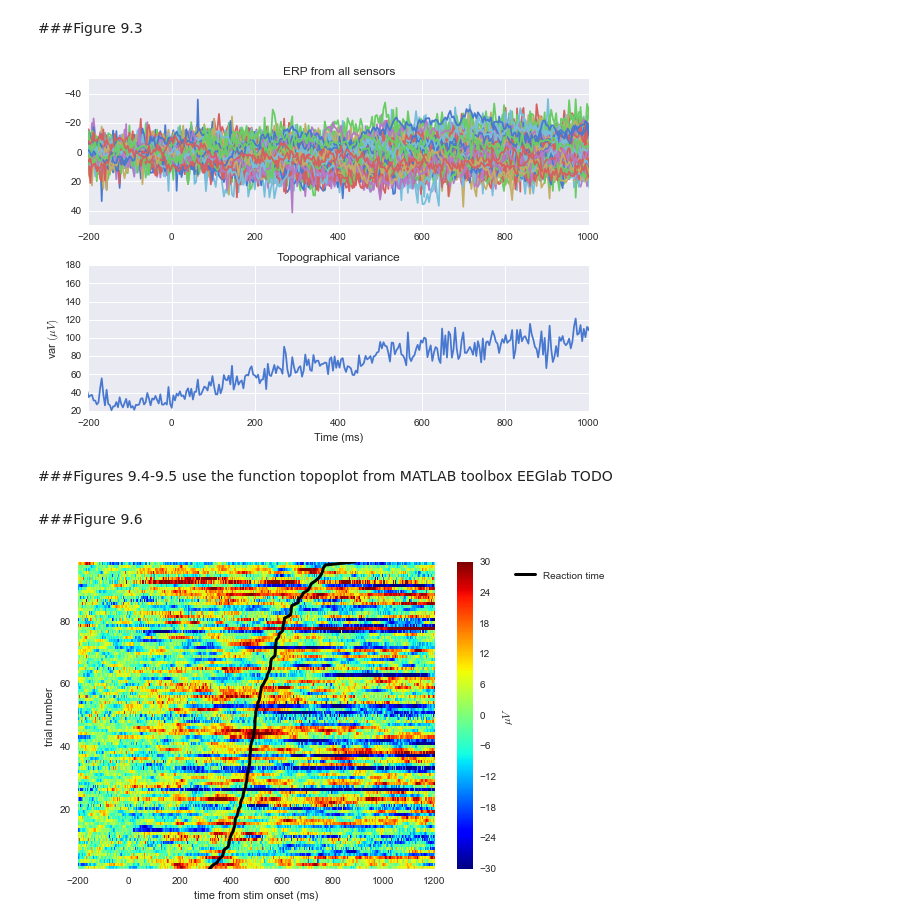
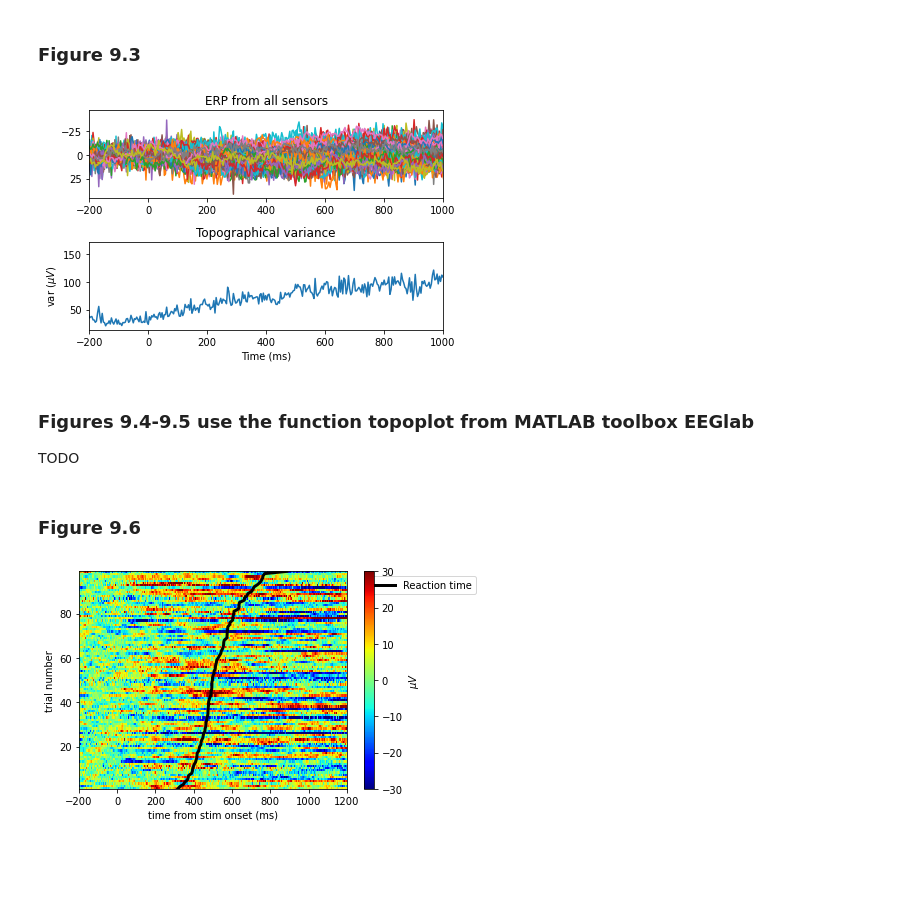
Before and after one commit to lyndond/Analyzing_Neural_Time_Series, a Jupyter notebook: chapter09.ipynb, the cells around one changed output. Cells and saved outputs as stored; diff of their text form; code cells hidden in the pictures; blank space fills up the shorter version.

```diff
--- a/chapter09.ipynb
+++ b/chapter09.ipynb
@@ -15,4 +0,0 @@ Import optional library for pretty plotting.
-# %%
-import seaborn as sns
-sns.set_palette('muted')
-sns.set_style('darkgrid')
@@ -26,15 +14,14 @@ data = scipy.io.loadmat('sampleEEGdata')
 #then open it in python using h5py or pytables. Since I'd rather not mess with the batteries-included-ness of this book,
 #I'll keep the data as-is and extract what we'll need.
 
-EEGdata = data["EEG"][0,0]["data"]
-EEGpnts = data["EEG"][0,0]["pnts"][0,0] #number of points in EEG data
-EEGtimes = data["EEG"][0,0]["times"][0]
-EEGsrate = float(data["EEG"][0,0]["srate"][0]) #make float for division purposes later
-EEGtrials = data["EEG"][0,0]["trials"][0,0]
-EEGepoch=data["EEG"][0,0]["epoch"][0]
+eeg_data = data["EEG"][0,0]["data"]
+eeg_pts = data["EEG"][0,0]["pnts"][0,0] #number of points in EEG data
+eeg_times = data["EEG"][0,0]["times"][0]
+eeg_rate = float(data["EEG"][0,0]["srate"][0]) #make float for division purposes later
+eeg_trials = data["EEG"][0,0]["trials"][0,0]
+eeg_epoch=data["EEG"][0,0]["epoch"][0]
 
-
-which_channel_to_plot = 'FCz'; #specify label of channel to plot
-EEGchanlocslabels=data["EEG"][0,0]["chanlocs"][0]["labels"]
-channel_index = EEGchanlocslabels  == which_channel_to_plot #specify index (channel number) of label
+which_channel_to_plot = 'FCz' #specify label of channel to plot
+eeg_chan_locs_labels=data["EEG"][0,0]["chanlocs"][0]["labels"]
+channel_index = (eeg_chan_locs_labels  == which_channel_to_plot) #specify index (channel number) of label
 # %%
@@ -141,35 +129,32 @@ _=plt.legend(['raw','0-40 Hz','0-10Hz','5-15Hz'])
 # %% [markdown]
-###Figure 9.3
+### Figure 9.3
 # %%
-fig=plt.figure()
+plt.figure()
 
 plt.subplot(211)
-plt.plot(EEGtimes,np.squeeze(EEGdata.mean(axis=0)))
+plt.plot(eeg_times,np.squeeze(eeg_data.mean(axis=0)))
 plt.xlim([-200, 1000])
 plt.gca().invert_yaxis() #flip for EEG conventions
 plt.title("ERP from all sensors")
 
-
 #topographical variance plot
 
 plt.subplot(212)
-plt.plot(EEGtimes,np.squeeze(EEGdata.mean(axis=0).var(axis=1)))
+plt.plot(eeg_times,np.squeeze(eeg_data.mean(axis=0).var(axis=1)))
 plt.xlim([-200,1000])
 plt.xlabel("Time (ms)")
 plt.ylabel("var "+r'$ (\mu V) $')
 plt.title("Topographical variance")
-
-
 plt.tight_layout()
 # %% [output]
-[figure, old version]
+[figure, new version]
 # %% [markdown]
-###Figures 9.4-9.5 use the function topoplot from  MATLAB toolbox EEGlab
+### Figures 9.4-9.5 use the function topoplot from  MATLAB toolbox EEGlab
 TODO
 # %% [markdown]
-###Figure 9.6
+### Figure 9.6
 # %%
-useRTs = True #or false
+use_rts = True #or false
 
 #get RTs from each trial to use for sorting trials. In this experiment,
 #the RT was always the first event after the stimulus (the time=0 event).
@@ -177,41 +162,41 @@ useRTs = True #or false
 #another event occured between the stimulus and response. This was already
 #done for the current dataset.
 
-rts = np.zeros(len(EEGepoch))
+rts = np.zeros(len(eeg_epoch))
 
-for ei in xrange(len(EEGepoch)):
+for ei in range(len(eeg_epoch)):
 
     #first, find the index at which time = 0 event occurs
-    time0event =  EEGepoch[ei]["eventlatency"][0]  == 0 #bool array of where time=0 occurs
+    time0event =  eeg_epoch[ei]["eventlatency"][0]  == 0 #bool array of where time=0 occurs
     time0event = np.where(time0event == time0event.max())[0][0] # find the index of the True value in this array
 
-    rts[ei] = EEGepoch[ei]["eventlatency"][0][time0event+1]
+    rts[ei] = eeg_epoch[ei]["eventlatency"][0][time0event+1]
 
 
-if useRTs:
+if use_rts:
     rts_idx=np.argsort(rts)
 else:
-    rts_idx = np.argsort(np.squeeze(EEGdata[46,333,:]))
+    rts_idx = np.argsort(np.squeeze(eeg_data[46,333,:]))
 
 
 #plot the trials for one channel, in (un)sorted order
-plt.imshow(np.squeeze(EEGdata[46,:,rts_idx]),
-           extent=[EEGtimes[0], EEGtimes[-1], 1, EEGtrials],
+plt.imshow(np.squeeze(eeg_data[46,:,rts_idx]),
+           extent=[eeg_times[0], eeg_times[-1], 1, eeg_trials],
            aspect="auto",
            cmap=plt.get_cmap("jet"),
            origin="lower",
            interpolation="none")
 
 
 plt.xlabel("time from stim onset (ms)")
 plt.ylabel("trial number")
 plt.clim([-30,30])
 plt.colorbar(label=r"$\mu V$")
 plt.axis([-200,1200,1,99])
 plt.grid(False)
 
-if useRTs:
-    rtplot=plt.plot(rts[rts_idx],np.arange(1,EEGtrials+1),'k',linewidth=3, label= "Reaction time")
+if use_rts:
+    rtplot=plt.plot(rts[rts_idx],np.arange(1,eeg_trials+1),'k',linewidth=3, label= "Reaction time")
     plt.legend(bbox_to_anchor=[1.5,1]) #put the legend outside of the image
 # %% [output]
-[figure, old version]
+[figure, new version]
```
Also changed, not shown: parts of 12 cells of this notebook.
